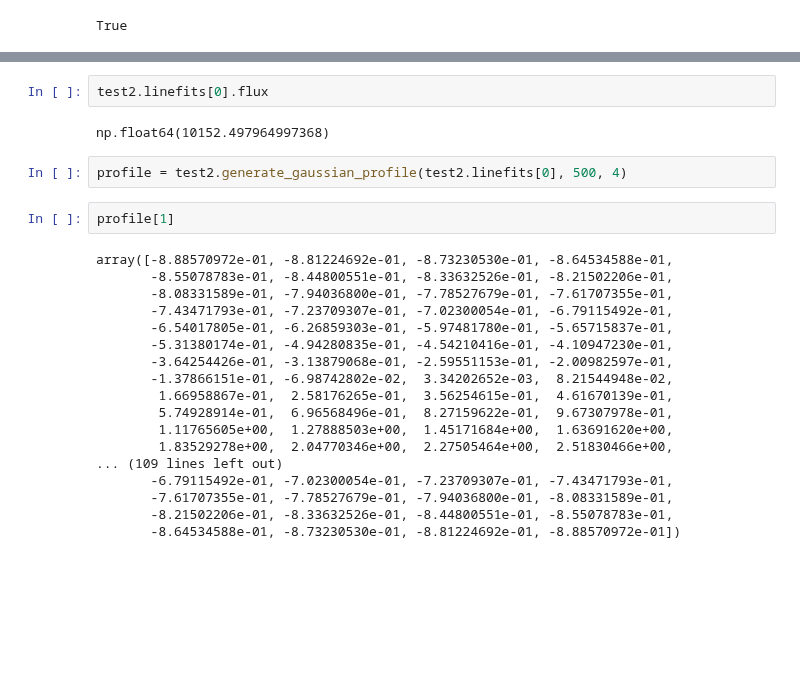
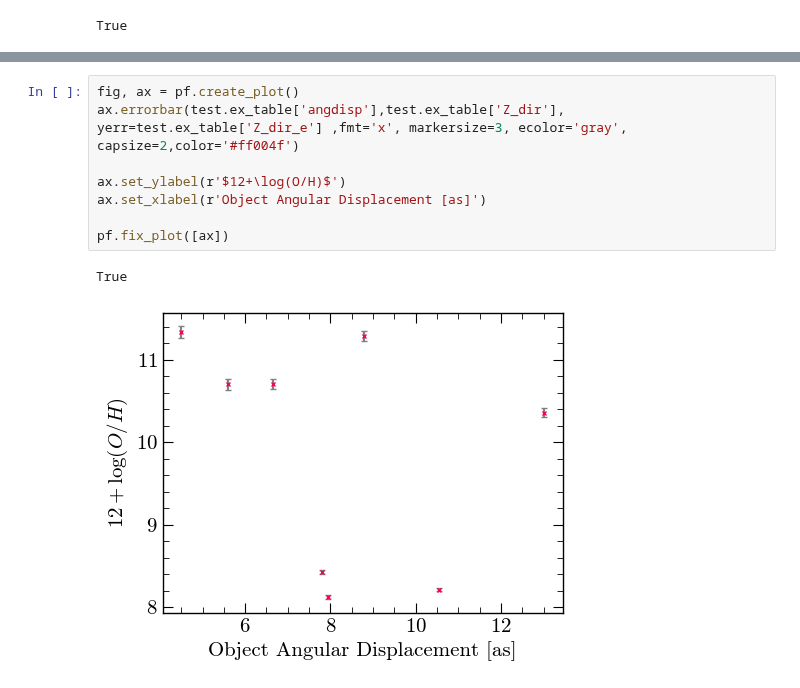
Before and after one commit to 0hardytom/eelgs, a Jupyter notebook: notebooks/week4/ifu_tools_devwk4.ipynb, the cells around one changed output, grey strips where cells are left out. Cells and saved outputs as stored; diff of their text form; blank space fills up the shorter version.

Commit message:
with angular displacement metrics

```diff
--- a/notebooks/week4/ifu_tools_devwk4.ipynb
+++ b/notebooks/week4/ifu_tools_devwk4.ipynb
@@ -584,26 +604,11 @@ plt.scatter(r23s1,j19s1)
 # %%
-test2.linefits[0].flux
+fig, ax = pf.create_plot()
+ax.errorbar(test.ex_table['angdisp'],test.ex_table['Z_dir'], yerr=test.ex_table['Z_dir_e'] ,fmt='x', markersize=3, ecolor='gray', capsize=2,color='#ff004f')
+
+ax.set_ylabel(r'$12+\log(O/H)$')
+ax.set_xlabel(r'Object Angular Displacement [as]')
+
+pf.fix_plot([ax])
 # %% [output]
-np.float64(10152.497964997368)
+True
+[figure, added]
-# %%
-profile = test2.generate_gaussian_profile(test2.linefits[0], 500, 4)
-# %%
-profile[1]
-# %% [output]
-array([-8.88570972e-01, -8.81224692e-01, -8.73230530e-01, -8.64534588e-01,
-       -8.55078783e-01, -8.44800551e-01, -8.33632526e-01, -8.21502206e-01,
-       -8.08331589e-01, -7.94036800e-01, -7.78527679e-01, -7.61707355e-01,
-       -7.43471793e-01, -7.23709307e-01, -7.02300054e-01, -6.79115492e-01,
-       -6.54017805e-01, -6.26859303e-01, -5.97481780e-01, -5.65715837e-01,
-       -5.31380174e-01, -4.94280835e-01, -4.54210416e-01, -4.10947230e-01,
-       -3.64254426e-01, -3.13879068e-01, -2.59551153e-01, -2.00982597e-01,
-       -1.37866151e-01, -6.98742802e-02,  3.34202652e-03,  8.21544948e-02,
-        1.66958867e-01,  2.58176265e-01,  3.56254615e-01,  4.61670139e-01,
-        5.74928914e-01,  6.96568496e-01,  8.27159622e-01,  9.67307978e-01,
-        1.11765605e+00,  1.27888503e+00,  1.45171684e+00,  1.63691620e+00,
-        1.83529278e+00,  2.04770346e+00,  2.27505464e+00,  2.51830466e+00,
-... (109 lines left out)
-       -6.79115492e-01, -7.02300054e-01, -7.23709307e-01, -7.43471793e-01,
-       -7.61707355e-01, -7.78527679e-01, -7.94036800e-01, -8.08331589e-01,
-       -8.21502206e-01, -8.33632526e-01, -8.44800551e-01, -8.55078783e-01,
-       -8.64534588e-01, -8.73230530e-01, -8.81224692e-01, -8.88570972e-01])
```
Also changed, not shown: parts of 6 cells of this notebook, 4 other files.
